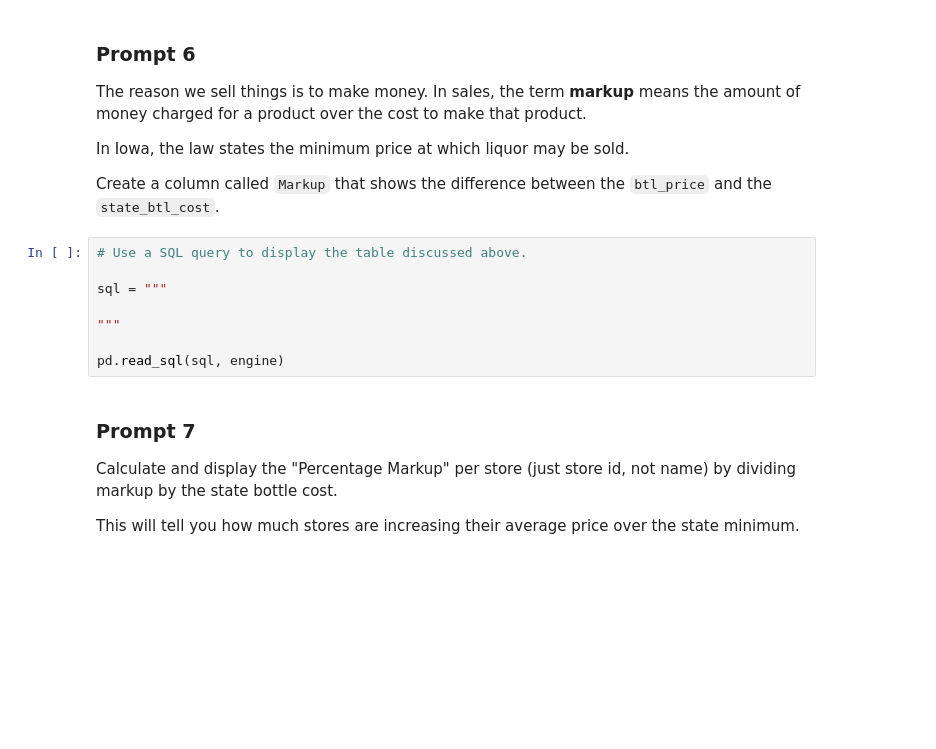
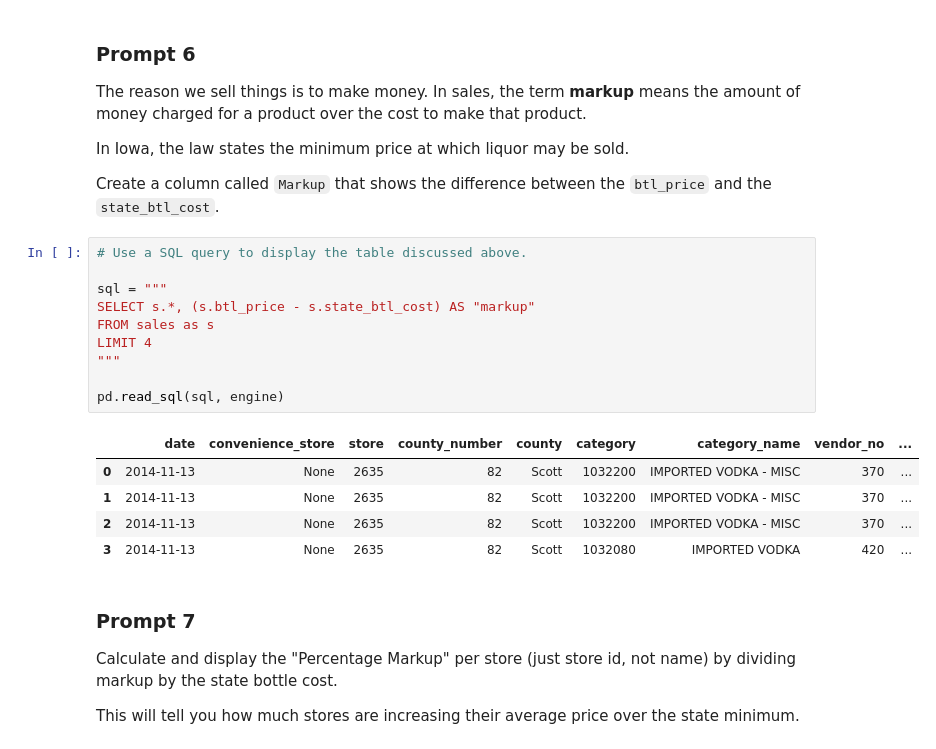
Before and after one commit to viviloaf/general-assembly, a Jupyter notebook: labs/10.1-lab-sql-master/10.01-lab-starter-code.ipynb, the cells around one changed output. Saved outputs shown, nothing was run; the diff lists cells and outputs as text; blank space fills up the shorter version.

```diff
--- a/labs/10.1-lab-sql-master/10.01-lab-starter-code.ipynb
+++ b/labs/10.1-lab-sql-master/10.01-lab-starter-code.ipynb
@@ -108,11 +188,19 @@ Create a column called `Markup` that shows the difference between the `btl_price
 # %%
 # Use a SQL query to display the table discussed above.
 
 sql = """
-
+SELECT s.*, (s.btl_price - s.state_btl_cost) AS "markup"
+FROM sales as s
+LIMIT 4
 """
 
 pd.read_sql(sql, engine)
+# %% [output]
+|  | date | convenience_store | store | county_number | county | category | category_name | vendor_no | ... |
+| 0 | 2014-11-13 | None | 2635 | 82 | Scott | 1032200 | IMPORTED VODKA - MISC | 370 | ... |
+| 1 | 2014-11-13 | None | 2635 | 82 | Scott | 1032200 | IMPORTED VODKA - MISC | 370 | ... |
+| 2 | 2014-11-13 | None | 2635 | 82 | Scott | 1032200 | IMPORTED VODKA - MISC | 370 | ... |
+| 3 | 2014-11-13 | None | 2635 | 82 | Scott | 1032080 | IMPORTED VODKA | 420 | ... |
 # %% [markdown]
 ### Prompt 7
 
```
Also changed, not shown: parts of 29 cells of this notebook.
